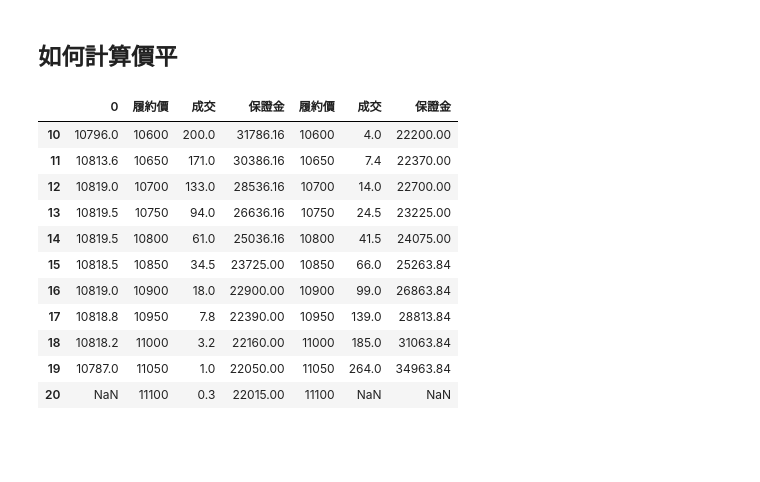
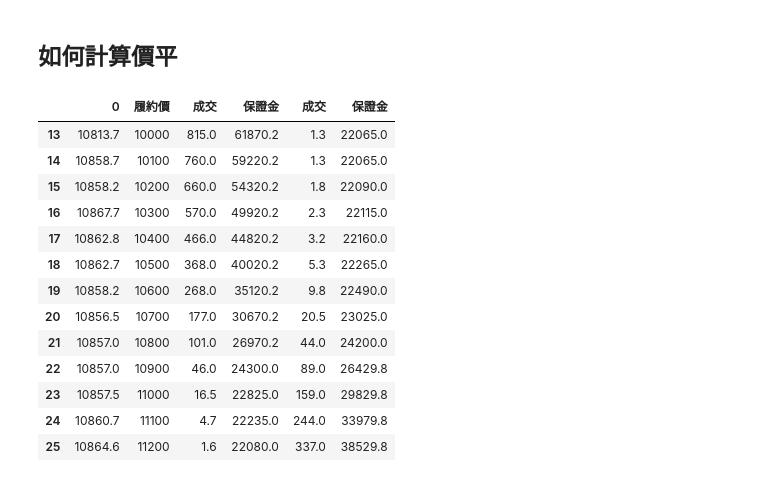
Before and after one commit to dimplelin/Project_02_Team_02, a Jupyter notebook: Project02.ipynb, the cells around one changed output. Saved outputs shown, nothing was run; the diff lists cells and outputs as text; code cells hidden in the pictures; blank space fills up the shorter version.

```diff
--- a/Project02.ipynb
+++ b/Project02.ipynb
@@ -336,16 +316,18 @@ at_the_money = Call['履約價'] + Call['成交'] - Put['成交']
 # %%
-df = pd.concat([at_the_money,Call['履約價'],Call['成交'],Call['保證金'],Put['履約價'],Put['成交'],Put['保證金']],axis = 1)
-display(df[9:20])
+df = pd.concat([at_the_money,Call['履約價'],Call['成交'],Call['保證金'],Put['成交'],Put['保證金']],axis = 1)
+display(df[12:25])
 # %% [output]
-|  | 0 | 履約價 | 成交 | 保證金 | 履約價 | 成交 | 保證金 |
-| 10 | 10796.0 | 10600 | 200.0 | 31786.16 | 10600 | 4.0 | 22200.00 |
-| 11 | 10813.6 | 10650 | 171.0 | 30386.16 | 10650 | 7.4 | 22370.00 |
-| 12 | 10819.0 | 10700 | 133.0 | 28536.16 | 10700 | 14.0 | 22700.00 |
-| 13 | 10819.5 | 10750 | 94.0 | 26636.16 | 10750 | 24.5 | 23225.00 |
-| 14 | 10819.5 | 10800 | 61.0 | 25036.16 | 10800 | 41.5 | 24075.00 |
-| 15 | 10818.5 | 10850 | 34.5 | 23725.00 | 10850 | 66.0 | 25263.84 |
-| 16 | 10819.0 | 10900 | 18.0 | 22900.00 | 10900 | 99.0 | 26863.84 |
-| 17 | 10818.8 | 10950 | 7.8 | 22390.00 | 10950 | 139.0 | 28813.84 |
-| 18 | 10818.2 | 11000 | 3.2 | 22160.00 | 11000 | 185.0 | 31063.84 |
-| 19 | 10787.0 | 11050 | 1.0 | 22050.00 | 11050 | 264.0 | 34963.84 |
-| 20 | NaN | 11100 | 0.3 | 22015.00 | 11100 | NaN | NaN |
+|  | 0 | 履約價 | 成交 | 保證金 | 成交 | 保證金 |
+| 13 | 10813.7 | 10000 | 815.0 | 61870.2 | 1.3 | 22065.0 |
+| 14 | 10858.7 | 10100 | 760.0 | 59220.2 | 1.3 | 22065.0 |
+| 15 | 10858.2 | 10200 | 660.0 | 54320.2 | 1.8 | 22090.0 |
+| 16 | 10867.7 | 10300 | 570.0 | 49920.2 | 2.3 | 22115.0 |
+| 17 | 10862.8 | 10400 | 466.0 | 44820.2 | 3.2 | 22160.0 |
+| 18 | 10862.7 | 10500 | 368.0 | 40020.2 | 5.3 | 22265.0 |
+| 19 | 10858.2 | 10600 | 268.0 | 35120.2 | 9.8 | 22490.0 |
+| 20 | 10856.5 | 10700 | 177.0 | 30670.2 | 20.5 | 23025.0 |
+| 21 | 10857.0 | 10800 | 101.0 | 26970.2 | 44.0 | 24200.0 |
+| 22 | 10857.0 | 10900 | 46.0 | 24300.0 | 89.0 | 26429.8 |
+| 23 | 10857.5 | 11000 | 16.5 | 22825.0 | 159.0 | 29829.8 |
+| 24 | 10860.7 | 11100 | 4.7 | 22235.0 | 244.0 | 33979.8 |
+| 25 | 10864.6 | 11200 | 1.6 | 22080.0 | 337.0 | 38529.8 |
```
Also changed, not shown: parts of 17 cells of this notebook.
